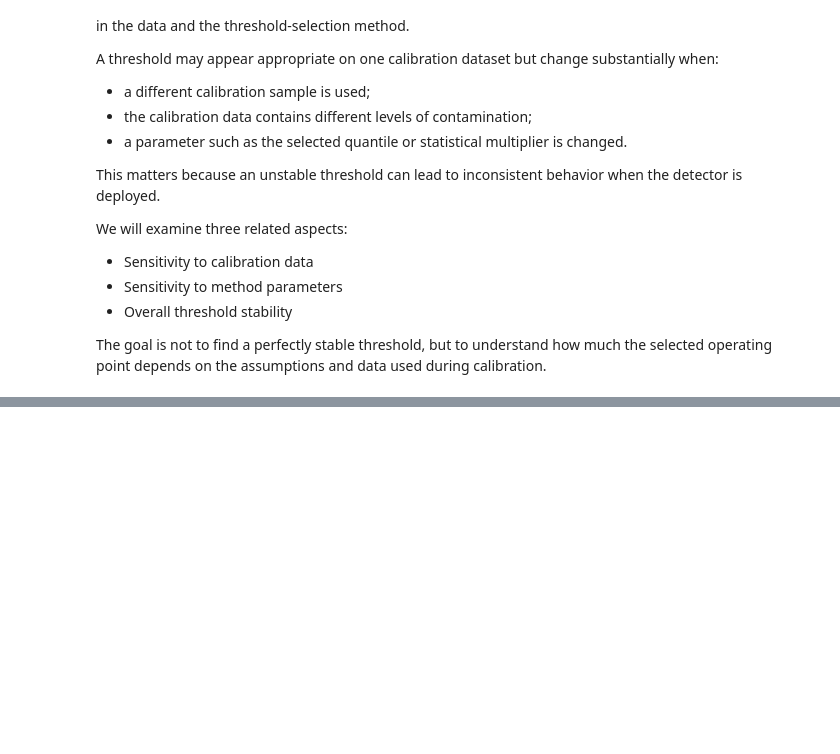
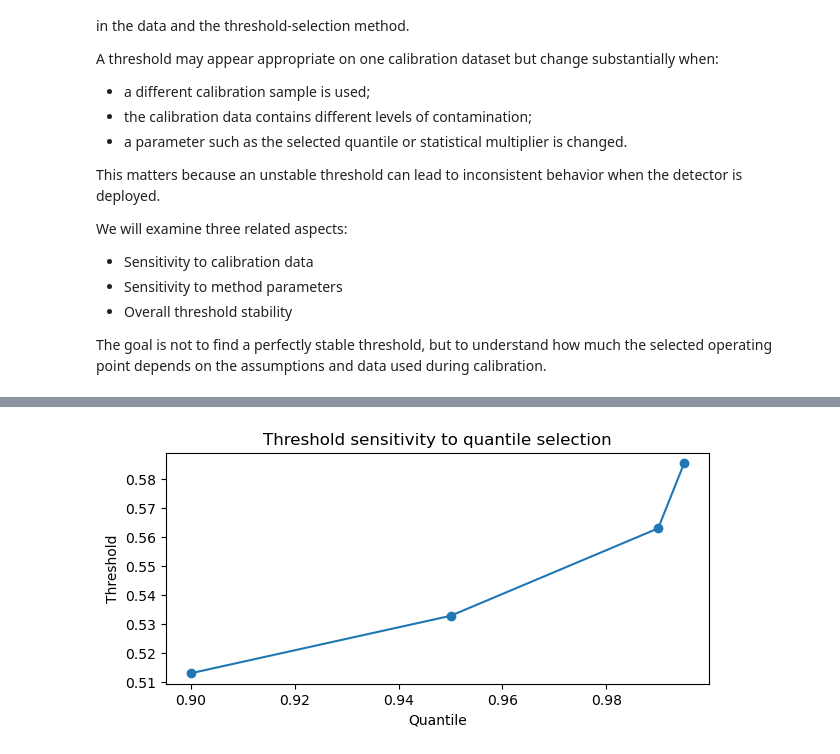
Before and after one commit to MNGARCIA085/Anomaly-Detection, a Jupyter notebook: notebooks/Thresholding in Anomaly Detection.ipynb, the cells around one changed output, grey strips where cells are left out. Drawn from its saved outputs; the diff is of its cells as text; code cells hidden in the pictures; blank space fills up the shorter version.

```diff
--- a/notebooks/Thresholding in Anomaly Detection.ipynb
+++ b/notebooks/Thresholding in Anomaly Detection.ipynb
@@ -1607,0 +1681,20 @@ The goal is not to find a perfectly stable threshold, but to understand how much
+# %%
+quantiles = [0.90, 0.95, 0.99, 0.995]
+
+results = []
+for q in quantiles:
+    threshold = np.quantile(scores, q)
+    results.append({ "Quantile": q, "Threshold": threshold, })
+
+
+results_df = pd.DataFrame(results)
+
+plt.figure(figsize=(7, 3))
+plt.plot( results_df["Quantile"], results_df["Threshold"], marker="o" )
+plt.xlabel("Quantile")
+plt.ylabel("Threshold")
+plt.title("Threshold sensitivity to quantile selection")
+
+plt.show()
+# %% [output]
+[figure, added]
```
Also changed, not shown: parts of 16 cells of this notebook, 1 other file.
